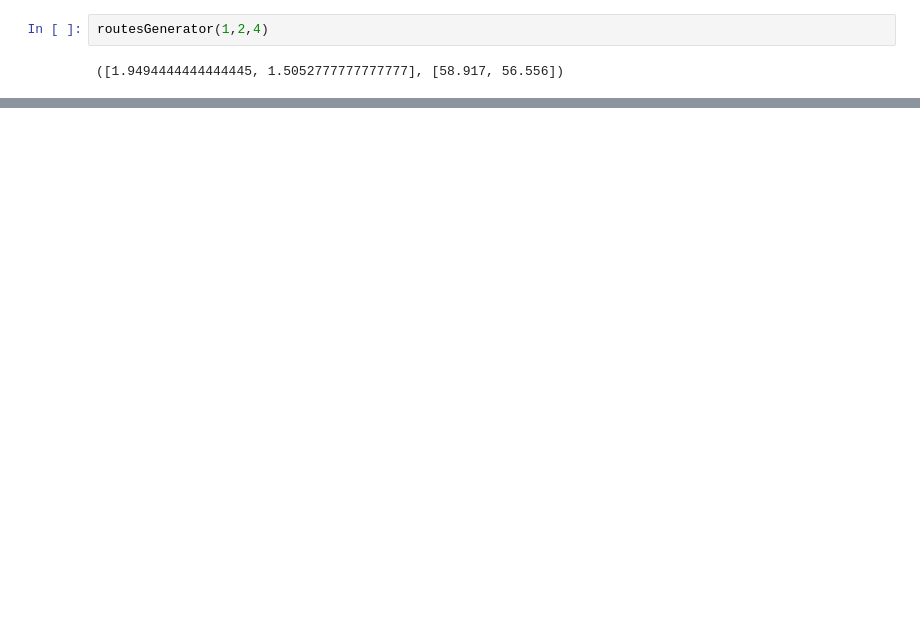
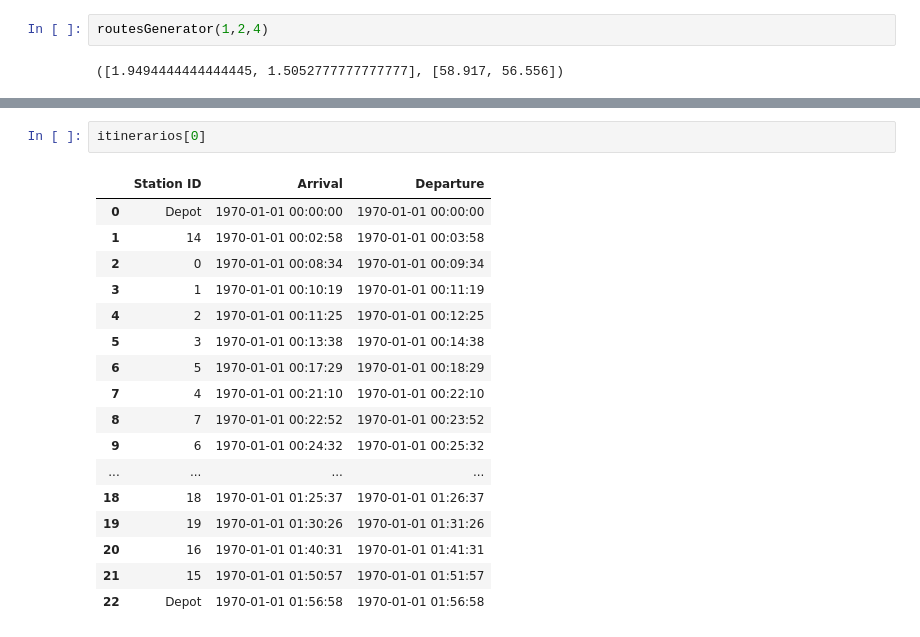
Before and after one commit to LaloHGz/CarpoolingRouteOptimizer, a Jupyter notebook: routegenerator.ipynb, the cells around one changed output, grey strips where cells are left out. Saved outputs shown, nothing was run; the diff lists cells and outputs as text; blank space fills up the shorter version.

```diff
--- a/routegenerator.ipynb
+++ b/routegenerator.ipynb
@@ -269,0 +662,20 @@ routesGenerator(1,2,2)
+# %%
+itinerarios[0]
+# %% [output]
+|  | Station ID | Arrival | Departure |
+| 0 | Depot | 1970-01-01 00:00:00 | 1970-01-01 00:00:00 |
+| 1 | 14 | 1970-01-01 00:02:58 | 1970-01-01 00:03:58 |
+| 2 | 0 | 1970-01-01 00:08:34 | 1970-01-01 00:09:34 |
+| 3 | 1 | 1970-01-01 00:10:19 | 1970-01-01 00:11:19 |
+| 4 | 2 | 1970-01-01 00:11:25 | 1970-01-01 00:12:25 |
+| 5 | 3 | 1970-01-01 00:13:38 | 1970-01-01 00:14:38 |
+| 6 | 5 | 1970-01-01 00:17:29 | 1970-01-01 00:18:29 |
+| 7 | 4 | 1970-01-01 00:21:10 | 1970-01-01 00:22:10 |
+| 8 | 7 | 1970-01-01 00:22:52 | 1970-01-01 00:23:52 |
+| 9 | 6 | 1970-01-01 00:24:32 | 1970-01-01 00:25:32 |
+| ... | ... | ... | ... |
+| 18 | 18 | 1970-01-01 01:25:37 | 1970-01-01 01:26:37 |
+| 19 | 19 | 1970-01-01 01:30:26 | 1970-01-01 01:31:26 |
+| 20 | 16 | 1970-01-01 01:40:31 | 1970-01-01 01:41:31 |
+| 21 | 15 | 1970-01-01 01:50:57 | 1970-01-01 01:51:57 |
+| 22 | Depot | 1970-01-01 01:56:58 | 1970-01-01 01:56:58 |
```
Also changed, not shown: parts of 20 cells of this notebook, 1 other file.
